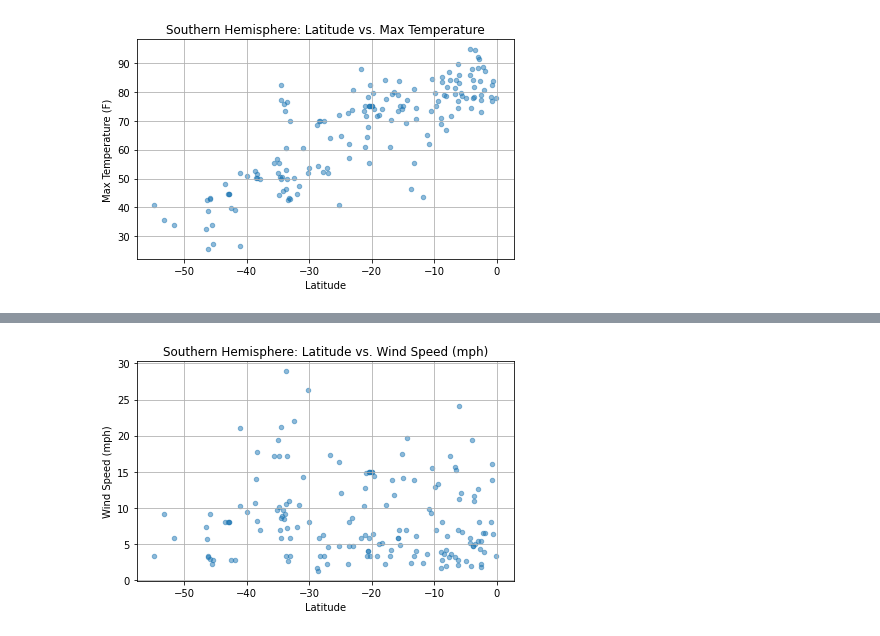
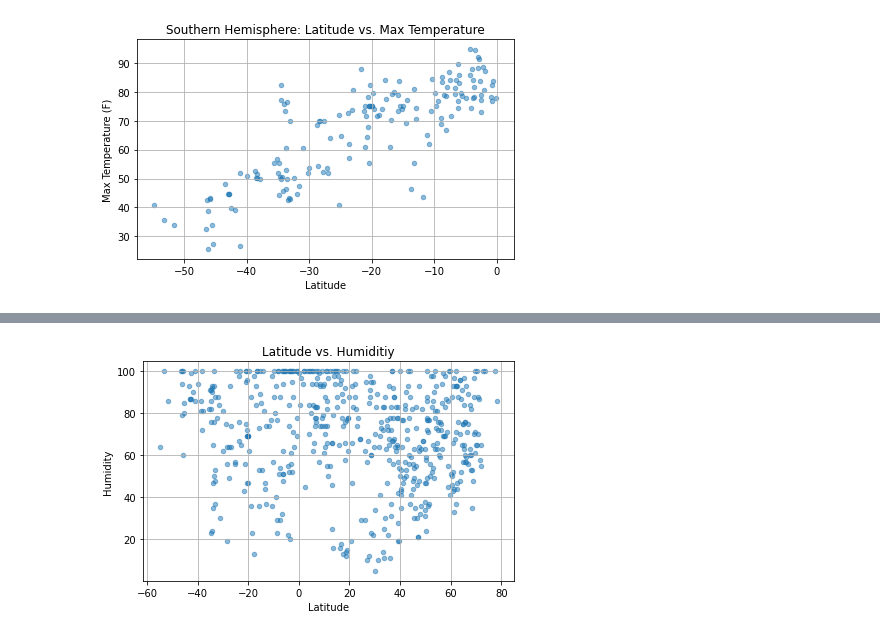
Before and after one commit to marcuspttr/web-design-challenge, a Jupyter notebook: visualizations.ipynb, the cells around one changed output, grey strips where cells are left out. Saved outputs shown, nothing was run; the diff lists cells and outputs as text; code cells hidden in the pictures.

```diff
--- a/visualizations.ipynb
+++ b/visualizations.ipynb
@@ -138,10 +140,10 @@ plt.show()
 # %%
-southern_df.plot.scatter(x = 'Lat', y = 'Wind Speed', grid = True, alpha = 0.50)
+cities_df.plot.scatter(x = 'Lat', y = 'Humidity', grid = True, alpha = 0.50)
 plt.xlabel("Latitude")
-plt.ylabel("Wind Speed (mph)")
-plt.title(f'Southern Hemisphere: Latitude vs. Wind Speed (mph)')
+plt.ylabel("Humidity")
+plt.title(f'Latitude vs. Humiditiy')
 plt.tight_layout()
-plt.savefig('assets/SLWPreview.png')
+plt.savefig('assets/CLHPreview.png')
 plt.show()
 # %% [output]
-[figure, old version]
+[figure, new version]
```
Also changed, not shown: parts of 5 cells of this notebook, 15 other files.
